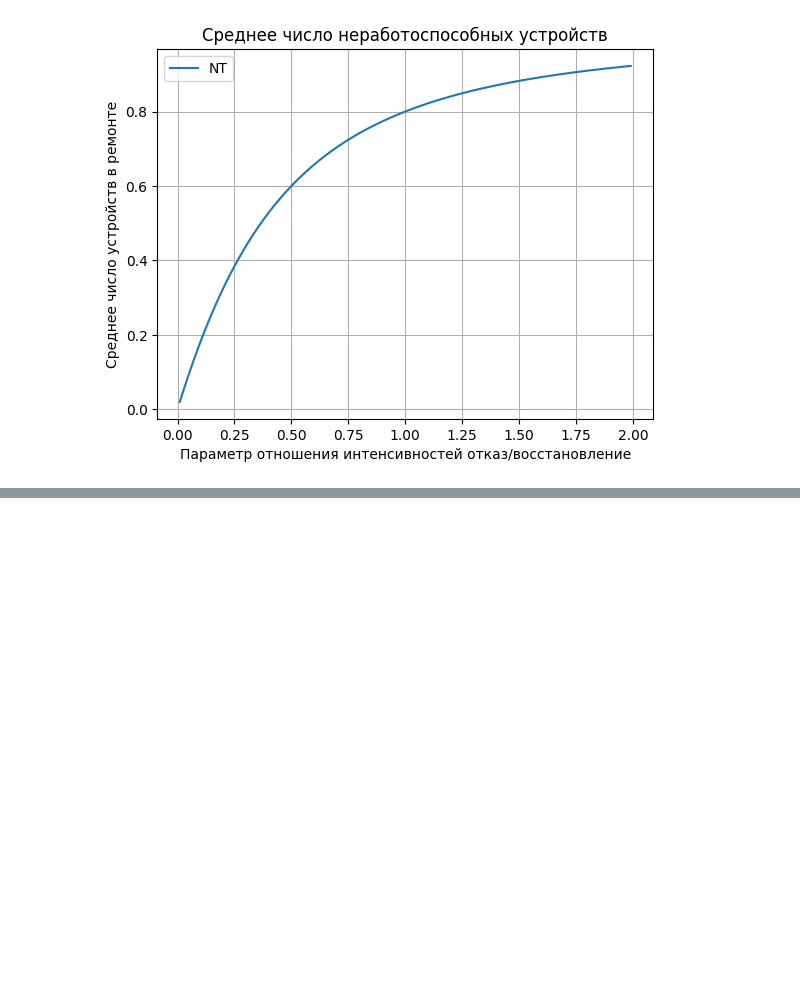
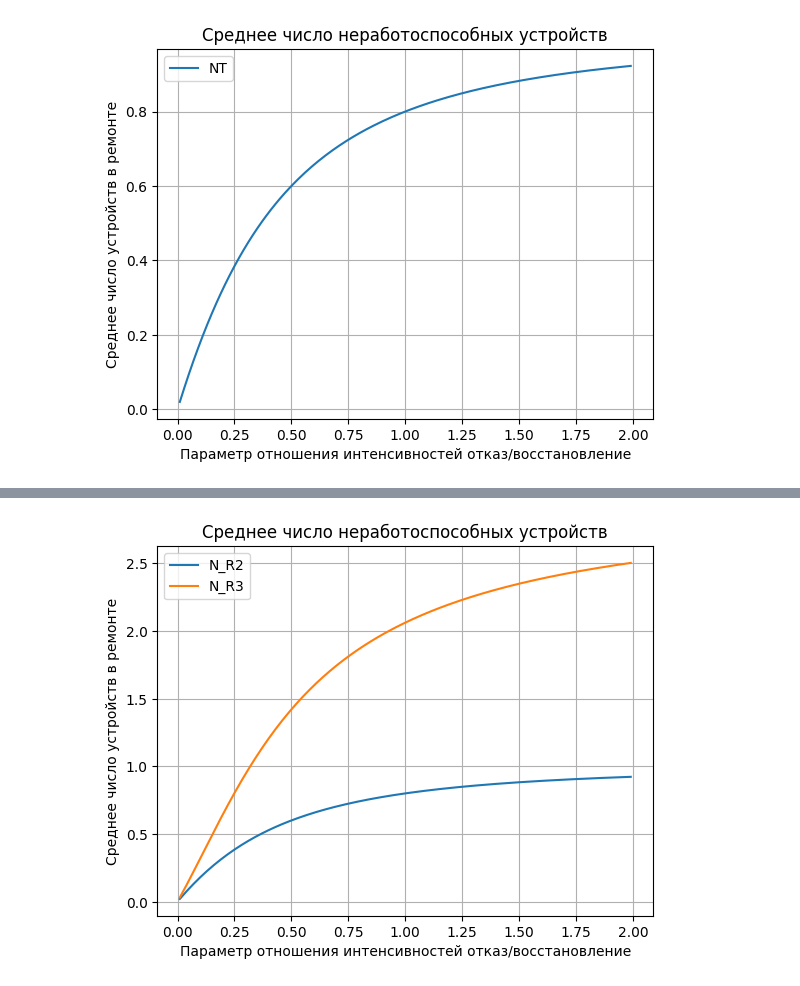
Before and after one commit to SergeyS1954/LW_TR, a Jupyter notebook: LW3.ipynb, the cells around one changed output, grey strips where cells are left out. Cells and saved outputs as stored; diff of their text form; code cells hidden in the pictures; blank space fills up the shorter version.

```diff
--- a/LW3.ipynb
+++ b/LW3.ipynb
@@ -301,0 +340,16 @@ plt.show()
+# %%
+import matplotlib.pyplot as plt
+import numpy as np
+ro = np.arange (0.01, 2.0, 0.01)
+NT2 = (2*ro*(ro + 1))/(1 + 2*ro + 2*ro**2)
+NT3 = (3*ro*(1 + 4*ro + 6*ro**2))/(1 + 3*ro + 6*ro**2 + 6*ro**3)
+plt.plot(ro,NT2,label = 'N_R2')
+plt.plot(ro,NT3,label = 'N_R3')
+plt.title('Среднее число неработоспособных устройств')
+plt.xlabel('Параметр отношения интенсивностей отказ/восстановление')
+plt.ylabel('Среднее число устройств в ремонте')
+plt.legend()
+plt.grid(True)
+plt.show()
+# %% [output]
+[figure, added]
```
Also changed, not shown: parts of 3 cells of this notebook.
